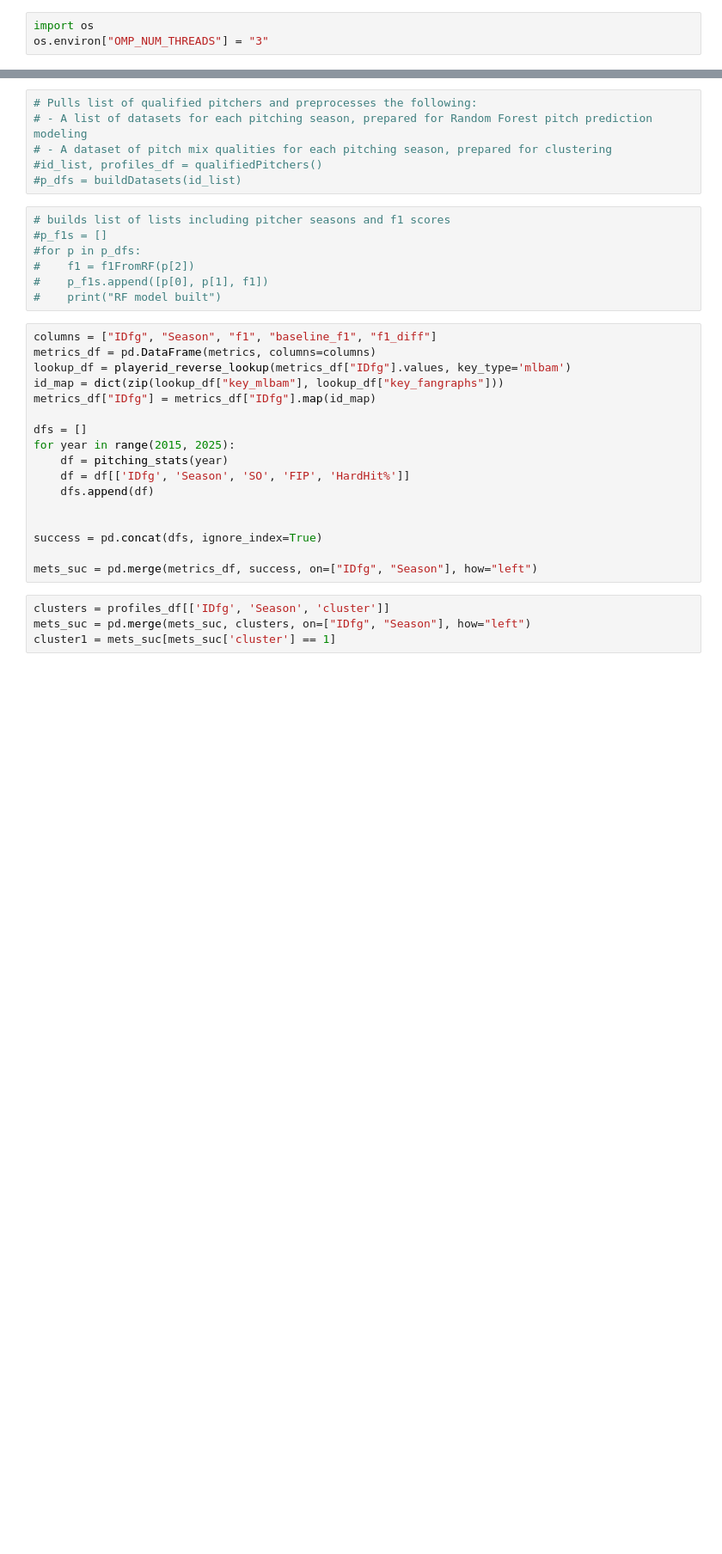
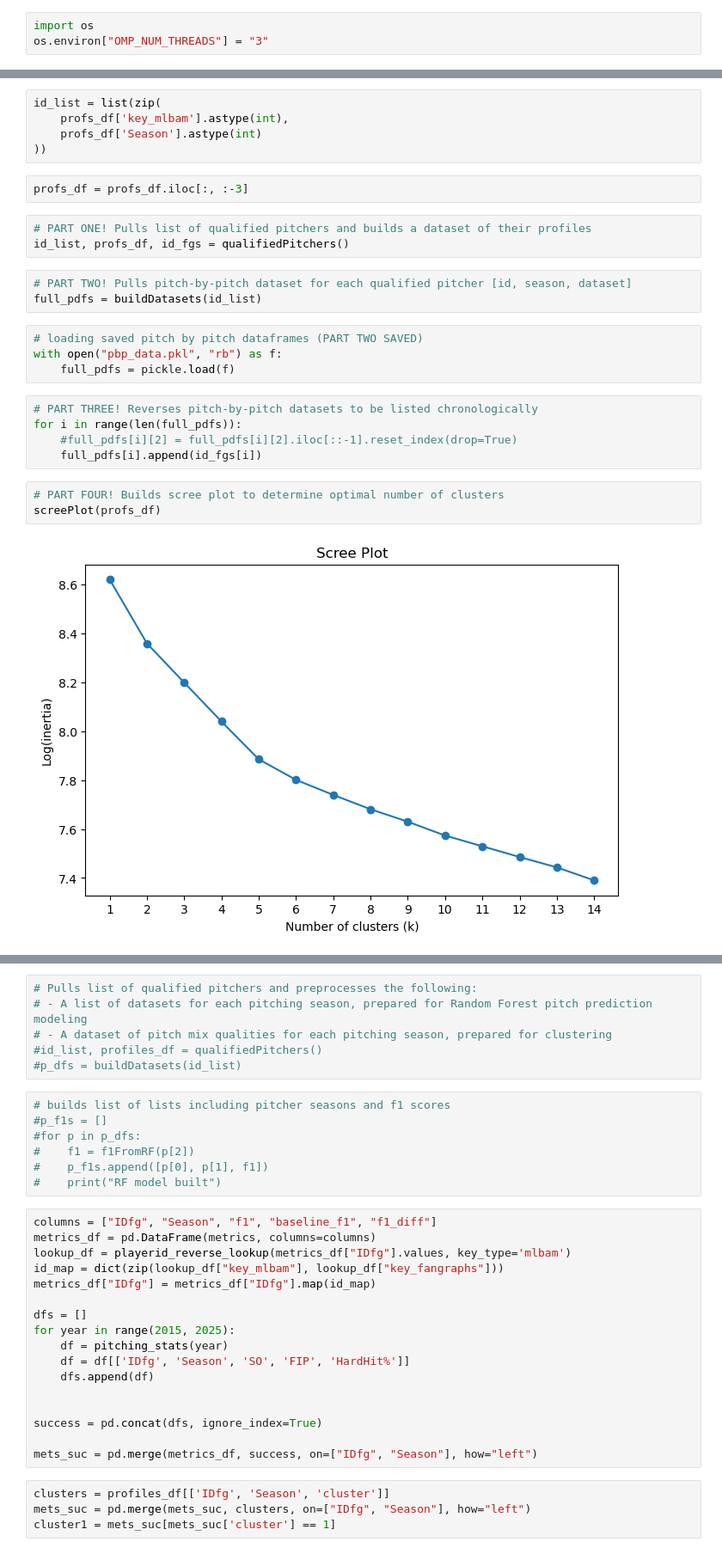
Before and after one commit to BrianMcG45/DS-Capstone, a Jupyter notebook: capstone.ipynb, the cells around one changed output, grey strips where cells are left out. Shown at 86% size. Saved outputs shown, nothing was run; the diff lists cells and outputs as text; blank space fills up the shorter version.

```diff
--- a/capstone.ipynb
+++ b/capstone.ipynb
@@ -19,0 +56,27 @@ from sklearn.metrics import accuracy_score, f1_score, log_loss
+# %%
+id_list = list(zip(
+    profs_df['key_mlbam'].astype(int),
+    profs_df['Season'].astype(int)
+))
+# %%
+profs_df = profs_df.iloc[:, :-3]
+# %%
+# PART ONE! Pulls list of qualified pitchers and builds a dataset of their profiles
+id_list, profs_df, id_fgs = qualifiedPitchers()
+# %%
+# PART TWO! Pulls pitch-by-pitch dataset for each qualified pitcher [id, season, dataset]
+full_pdfs = buildDatasets(id_list)
+# %%
+# loading saved pitch by pitch dataframes (PART TWO SAVED)
+with open("pbp_data.pkl", "rb") as f:
+    full_pdfs = pickle.load(f)
+# %%
+# PART THREE! Reverses pitch-by-pitch datasets to be listed chronologically
+for i in range(len(full_pdfs)):
+    #full_pdfs[i][2] = full_pdfs[i][2].iloc[::-1].reset_index(drop=True)
+    full_pdfs[i].append(id_fgs[i])
+# %%
+# PART FOUR! Builds scree plot to determine optimal number of clusters
+screePlot(profs_df)
+# %% [output]
+[figure, added]
```
Also changed, not shown: parts of 42 cells of this notebook.
